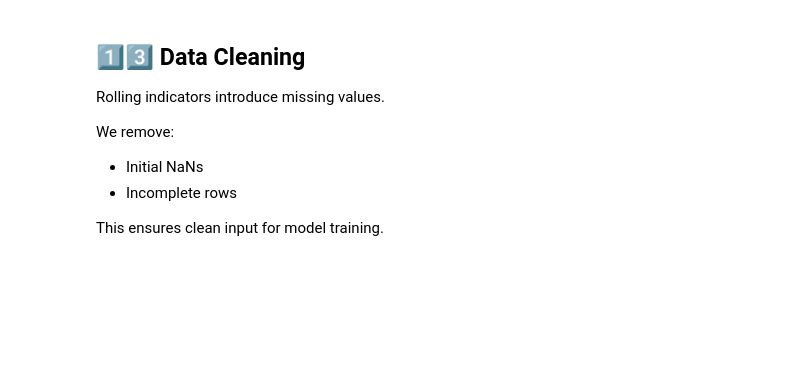
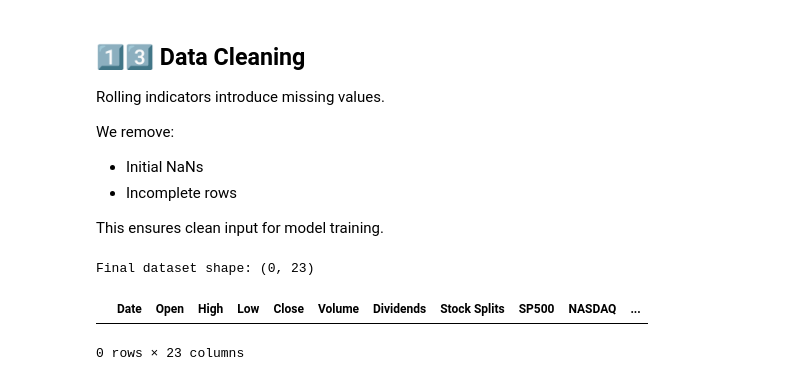
Before and after one commit to hetanshipatel/real-time-stock-price-prediction, a Jupyter notebook: notebooks/01_stock_price_prediction_pipeline.ipynb, the cells around one changed output. Saved outputs shown, nothing was run; the diff lists cells and outputs as text; code cells hidden in the pictures; blank space fills up the shorter version.

Commit message:
Add feature-target selection, time-series split

```diff
--- a/notebooks/01_stock_price_prediction_pipeline.ipynb
+++ b/notebooks/01_stock_price_prediction_pipeline.ipynb
@@ -251,0 +247,13 @@ df.dropna(inplace=True)
+# %%
+# Define target variable (next-day closing price)
+df['target'] = df['Close'].shift(-1)
+
+# Final cleanup after ALL features are created
+df = df.dropna().reset_index(drop=True)
+
+print("Final dataset shape:", df.shape)
+df.head()
+# %% [output]
+Final dataset shape: (0, 23)
+|  | Date | Open | High | Low | Close | Volume | Dividends | Stock Splits | SP500 | NASDAQ | ... |
+0 rows × 23 columns
```
Also changed, not shown: parts of 13 cells of this notebook.
